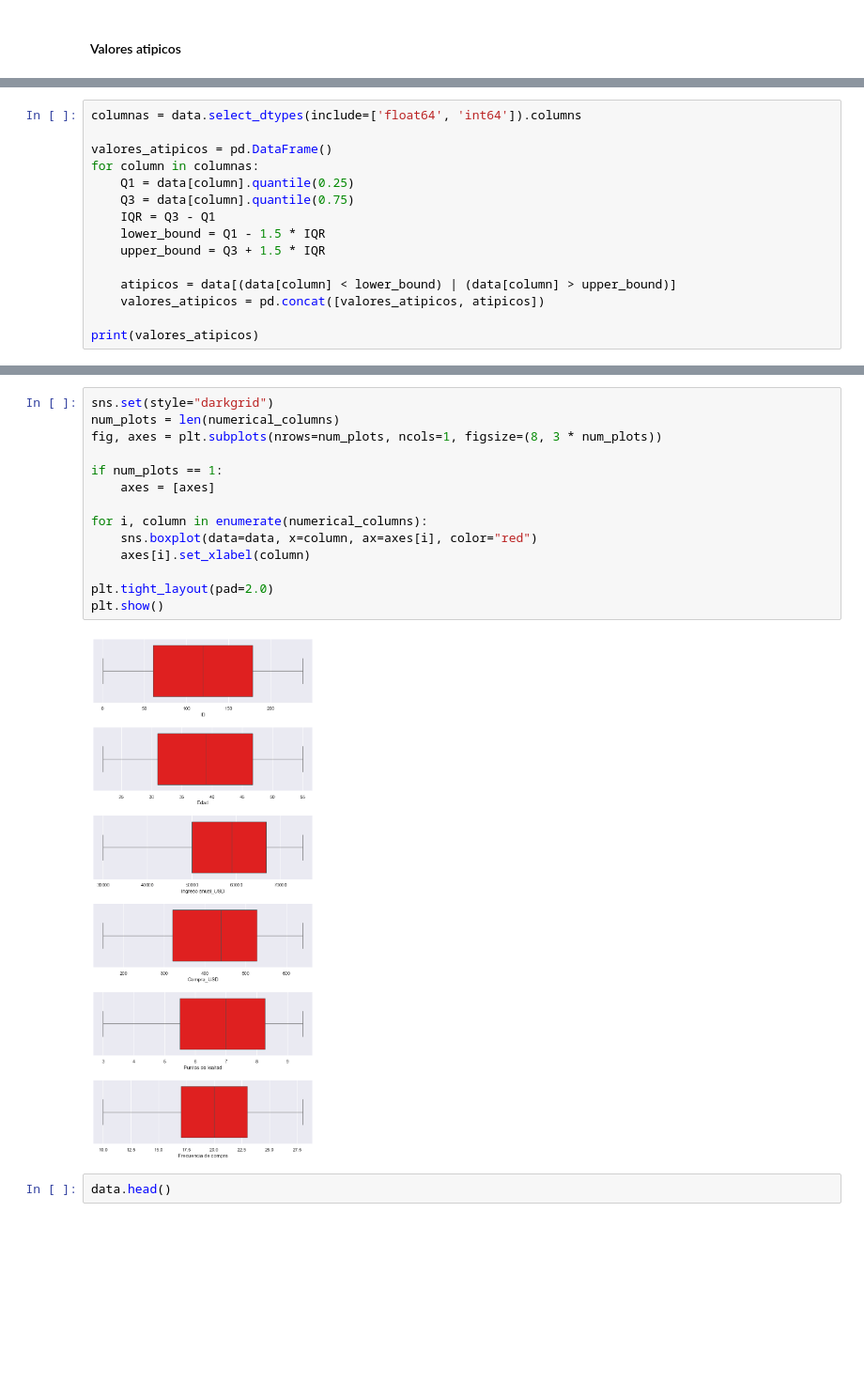
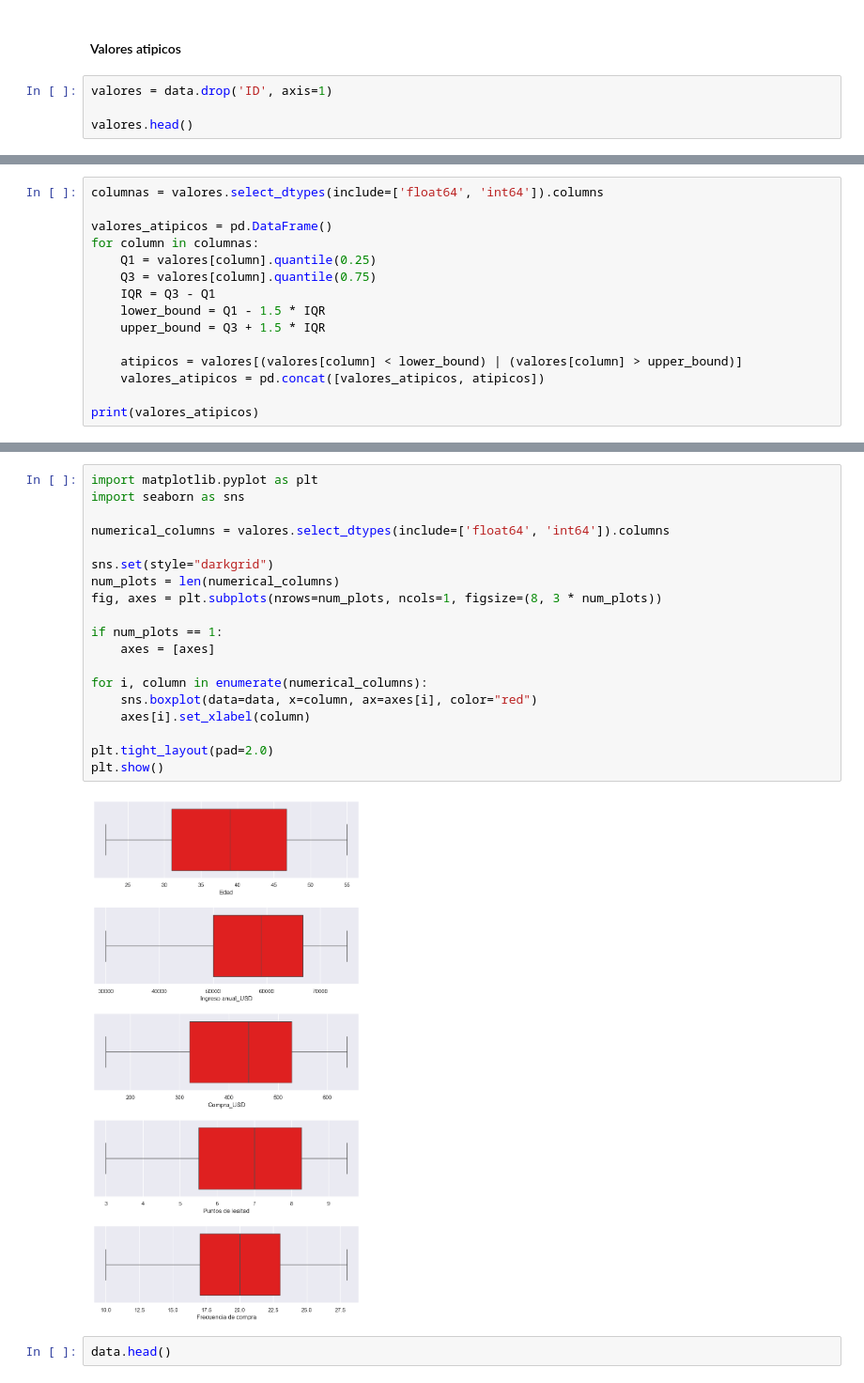
Before and after one commit to Yosef465/Analisis-Visualizacion-Datos, a Jupyter notebook: Analisis.ipynb, the cells around one changed output, grey strips where cells are left out. Shown at 94% size. Saved outputs shown, nothing was run; the diff lists cells and outputs as text; blank space fills up the shorter version.

```diff
--- a/Analisis.ipynb
+++ b/Analisis.ipynb
@@ -80,3 +80,7 @@ data.describe()
 | max | 238.000000 | 55.000000 | 75000.000000 | 640.000000 | 9.500000 | 28.000000 |
 # %% [markdown]
 #### Valores atipicos
+# %%
+valores = data.drop('ID', axis=1)
+
+valores.head()
@@ -83,15 +94,15 @@ data.describe()
 # %%
-columnas = data.select_dtypes(include=['float64', 'int64']).columns
+columnas = valores.select_dtypes(include=['float64', 'int64']).columns
 
 valores_atipicos = pd.DataFrame()
 for column in columnas:
-    Q1 = data[column].quantile(0.25)
-    Q3 = data[column].quantile(0.75)
+    Q1 = valores[column].quantile(0.25)
+    Q3 = valores[column].quantile(0.75)
     IQR = Q3 - Q1
     lower_bound = Q1 - 1.5 * IQR
     upper_bound = Q3 + 1.5 * IQR
 
-    atipicos = data[(data[column] < lower_bound) | (data[column] > upper_bound)]
+    atipicos = valores[(valores[column] < lower_bound) | (valores[column] > upper_bound)]
     valores_atipicos = pd.concat([valores_atipicos, atipicos])
 
 print(valores_atipicos)
@@ -101,20 +112,25 @@ Columns: [ID, Edad, Ingreso anual_USD, Compra_USD, Puntos de lealtad, Región, F
 Index: []
 # %%
+import matplotlib.pyplot as plt
+import seaborn as sns
+
+numerical_columns = valores.select_dtypes(include=['float64', 'int64']).columns
+
 sns.set(style="darkgrid")
 num_plots = len(numerical_columns)
 fig, axes = plt.subplots(nrows=num_plots, ncols=1, figsize=(8, 3 * num_plots))
 
 if num_plots == 1:
     axes = [axes]
 
 for i, column in enumerate(numerical_columns):
     sns.boxplot(data=data, x=column, ax=axes[i], color="red")
     axes[i].set_xlabel(column)
 
 plt.tight_layout(pad=2.0)
 plt.show()
 # %% [output]
-[figure, old version]
+[figure, new version]
 # %%
 data.head()
 # %% [output]
```
Also changed, not shown: parts of 4 cells of this notebook.
